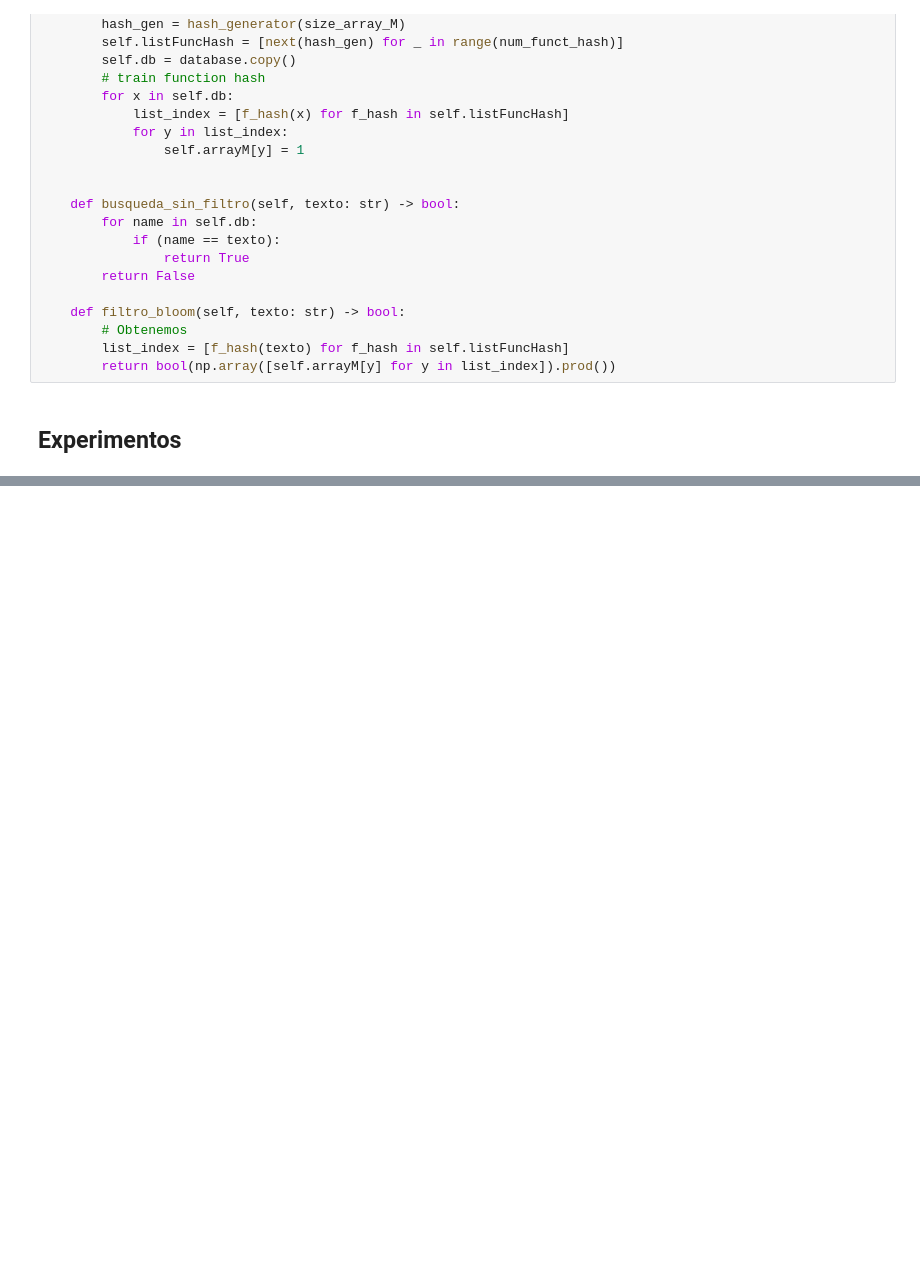
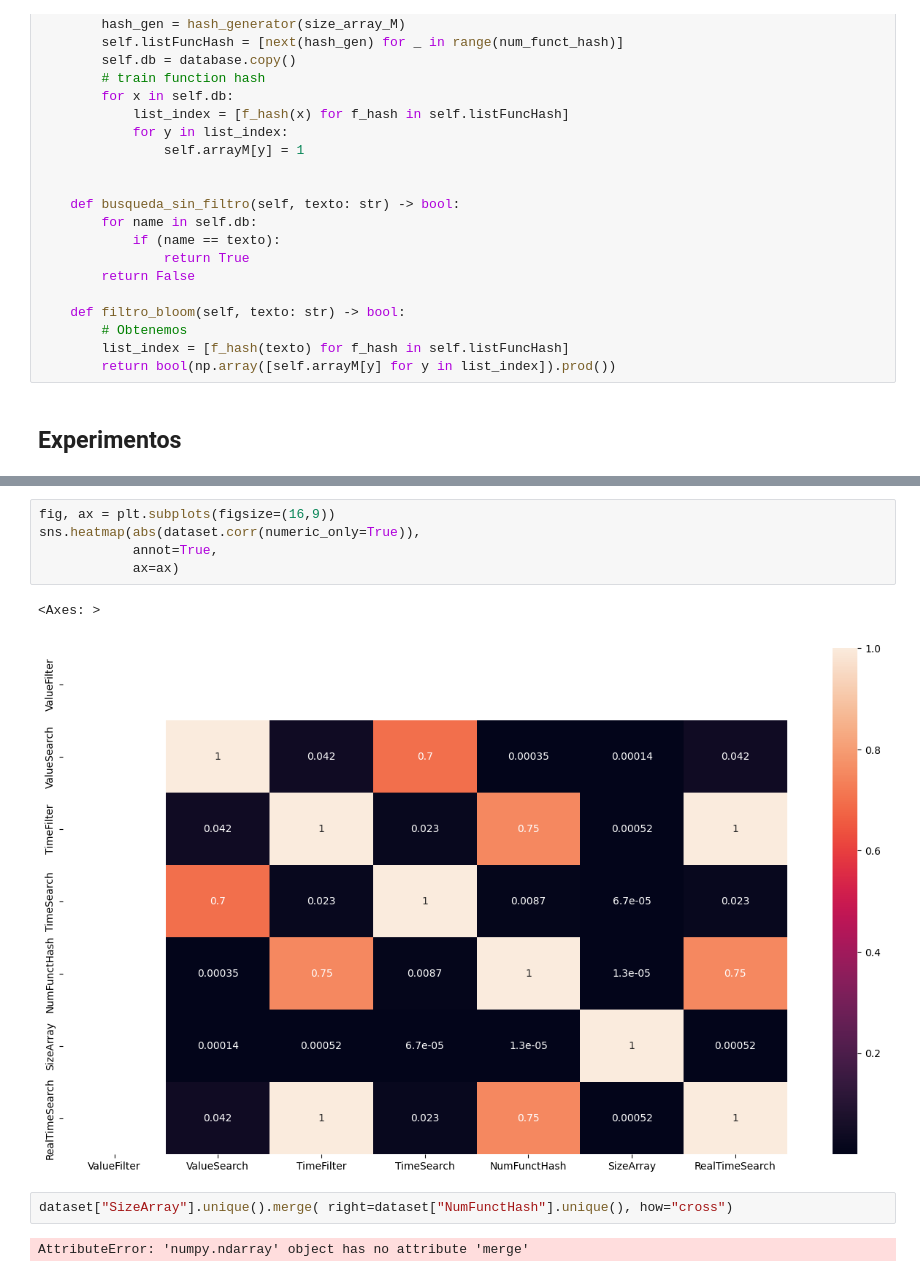
Before and after one commit to MrChurrasco/Tarea3Log, a Jupyter notebook: main.ipynb, the cells around one changed output, grey strips where cells are left out. Drawn from its saved outputs; the diff is of its cells as text; blank space fills up the shorter version.

```diff
--- a/main.ipynb
+++ b/main.ipynb
@@ -271,0 +342,12 @@ memory usage: 132.2 KB
+# %%
+fig, ax = plt.subplots(figsize=(16,9))
+sns.heatmap(abs(dataset.corr(numeric_only=True)),
+            annot=True,
+            ax=ax)
+# %% [output]
+<Axes: >
+[figure, added]
+# %%
+dataset["SizeArray"].unique().merge( right=dataset["NumFunctHash"].unique(), how="cross")
+# %% [output]
+AttributeError: 'numpy.ndarray' object has no attribute 'merge'
```
Also changed, not shown: parts of 13 cells of this notebook, 3 other files.
